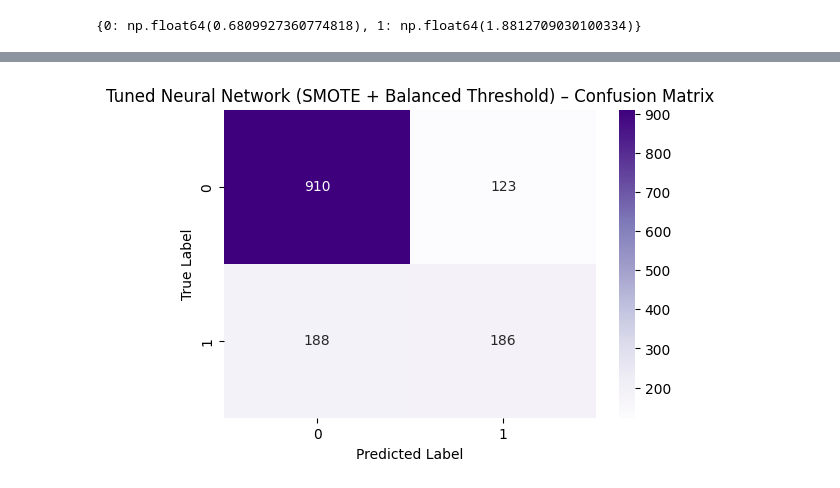
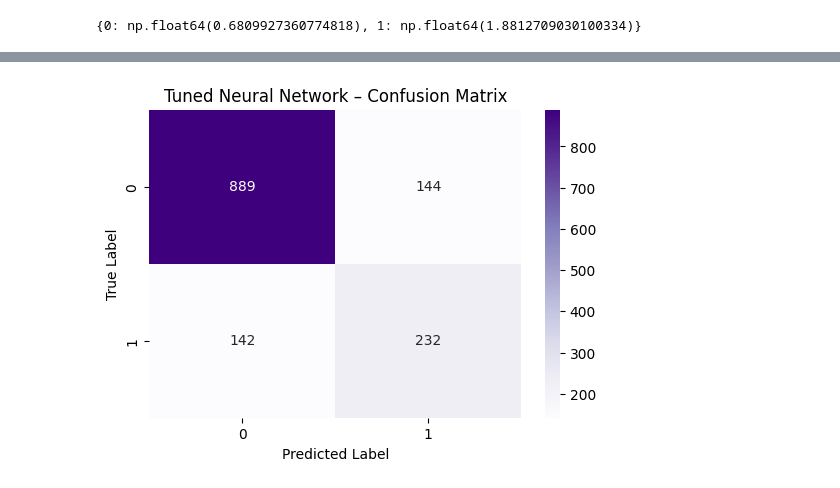
Before and after one commit to Daham-abeyratne/Customer_Churn_Prediction, a Jupyter notebook: costomer_churn_prediciton.ipynb, the cells around one changed output, grey strips where cells are left out. Saved outputs shown, nothing was run; the diff lists cells and outputs as text; code cells hidden in the pictures.

```diff
--- a/costomer_churn_prediciton.ipynb
+++ b/costomer_churn_prediciton.ipynb
@@ -660,13 +599,3 @@ lr_scheduler = ReduceLROnPlateau(
     min_lr=1e-5,
     verbose=1
 )
-# %%
-history = model.fit(
-    X_train_scaled, y_train,
-    validation_split=0.20,
-    epochs=80,
-    batch_size=64,
-    class_weight=class_weights,
-    callbacks=[early_stop, lr_scheduler],
-    verbose=2
-)
@@ -725,82 +706,56 @@ weighted avg       0.62      0.29      0.19      1407
 # %%
-X_train_resampled_scaled = scaler.transform(X_train_resampled)
 
-# Recompute class weights for the resampled data
-cw_smote = class_weight.compute_class_weight(
-    class_weight='balanced',
-    classes=np.unique(y_train_resampled),
-    y=y_train_resampled
-)
-class_weights_smote = {0: cw_smote[0], 1: cw_smote[1]}
+# Predict probabilities on the original X_test_selected_scaled data
+y_proba_nn_smote_selected = model_smote_selected.predict(X_test_selected_scaled).ravel()
 
-print("Class weights after SMOTE:", class_weights_smote)
+# Recalculate precision, recall, and thresholds for the new model
+precision_nn_selected, recall_nn_selected, thresholds_nn_selected = precision_recall_curve(y_test, y_proba_nn_smote_selected)
 
-# Build a new model instance
-model_smote = build_model()
-
-# Train the model with SMOTE data
-print("\n--- Training Neural Network with SMOTE data ---")
-history_smote = model_smote.fit(
-    X_train_resampled_scaled, y_train_resampled,
-    validation_split=0.20,
-    epochs=80,
-    batch_size=64,
-    class_weight=class_weights_smote,
-    callbacks=[early_stop, lr_scheduler],
-    verbose=2
-)
-
-# Predict probabilities on the original X_test_scaled data
-y_proba_smote = model_smote.predict(X_test_scaled).ravel()
-
-# Recalculate precision, recall, and thresholds
-precision_smote, recall_smote, thresholds_smote = precision_recall_curve(y_test, y_proba_smote)
-
-target_precision_nn = 0.60
-best_threshold_for_balanced_smote = None
-best_f1_for_balanced_smote = -1.0
-best_precision_for_balanced_smote = 0.0
-best_recall_for_balanced_smote = 0.0
+target_precision_nn = 0.60 # Re-define for clarity, though already defined
+best_threshold_for_balanced_smote_selected = None
+best_f1_for_balanced_smote_selected = -1.0
+best_precision_for_balanced_smote_selected = 0.0
+best_recall_for_balanced_smote_selected = 0.0
 
 # Find the optimal threshold for >= 60% precision while maximizing F1-score
-for i in range(len(thresholds_smote)):
-    current_precision = precision_smote[i]
-    current_recall = recall_smote[i]
-    current_threshold = thresholds_smote[i]
+for i in range(len(thresholds_nn_selected)):
+    current_precision = precision_nn_selected[i]
+    current_recall = recall_nn_selected[i]
+    current_threshold = thresholds_nn_selected[i]
 
     current_f1 = 0.0
     if (current_precision + current_recall) > 0:
         current_f1 = 2 * (current_precision * current_recall) / (current_precision + current_recall)
 
     if current_precision >= target_precision_nn:
-        if current_f1 > best_f1_for_balanced_smote:
-            best_f1_for_balanced_smote = current_f1
-            best_threshold_for_balanced_smote = current_threshold
-            best_precision_for_balanced_smote = current_precision
-            best_recall_for_balanced_smote = current_recall
+        if current_f1 > best_f1_for_balanced_smote_selected:
+            best_f1_for_balanced_smote_selected = current_f1
+            best_threshold_for_balanced_smote_selected = current_threshold
+            best_precision_for_balanced_smote_selected = current_precision
+            best_recall_for_balanced_smote_selected = current_recall
 
-if best_threshold_for_balanced_smote is None:
+if best_threshold_for_balanced_smote_selected is None:
     print(f"Could not find a threshold that achieves at least {target_precision_nn*100:.0f}% precision for class 1.")
 else:
-    print(f"\nOptimal threshold for >= {target_precision_nn*100:.0f}% precision (max F1) with SMOTE: {best_threshold_for_balanced_smote:.4f}")
-    print(f"Precision at this threshold: {best_precision_for_balanced_smote:.4f}")
-    print(f"Recall at this threshold: {best_recall_for_balanced_smote:.4f}")
-    print(f"F1-score at this threshold: {best_f1_for_balanced_smote:.4f}")
+    print(f"\nOptimal threshold for >= {target_precision_nn*100:.0f}% precision (max F1) with SMOTE + Selected Features: {best_threshold_for_balanced_smote_selected:.4f}")
+    print(f"Precision at this threshold: {best_precision_for_balanced_smote_selected:.4f}")
+    print(f"Recall at this threshold: {best_recall_for_balanced_smote_selected:.4f}")
+    print(f"F1-score at this threshold: {best_f1_for_balanced_smote_selected:.4f}")
 
-    y_pred_balanced_nn_smote = (y_proba_smote >= best_threshold_for_balanced_smote).astype(int)
+    y_pred_balanced_nn_smote_selected = (y_proba_nn_smote_selected >= best_threshold_for_balanced_smote_selected).astype(int)
 
-    print("\n=== CLASSIFICATION REPORT WITH BALANCED THRESHOLD (NN + SMOTE) ===")
-    print(classification_report(y_test, y_pred_balanced_nn_smote))
+    print("\n=== CLASSIFICATION REPORT WITH BALANCED THRESHOLD ===")
+    print(classification_report(y_test, y_pred_balanced_nn_smote_selected))
 
-    cm_balanced_nn_smote = confusion_matrix(y_test, y_pred_balanced_nn_smote)
+    cm_balanced_nn_smote_selected = confusion_matrix(y_test, y_pred_balanced_nn_smote_selected)
     plt.figure(figsize=(6, 4))
     sns.heatmap(
-        cm_balanced_nn_smote,
+        cm_balanced_nn_smote_selected,
         annot=True,
         fmt="d",
         cmap="Purples"
     )
-    plt.title("Tuned Neural Network (SMOTE + Balanced Threshold) – Confusion Matrix")
+    plt.title("Tuned Neural Network – Confusion Matrix")
     plt.xlabel("Predicted Label")
     plt.ylabel("True Label")
     plt.show()
@@ -828 +779 @@ weighted avg       0.77      0.78      0.77      1407
-[figure, old version]
+[figure, new version]
```
Also changed, not shown: parts of 21 cells of this notebook.
